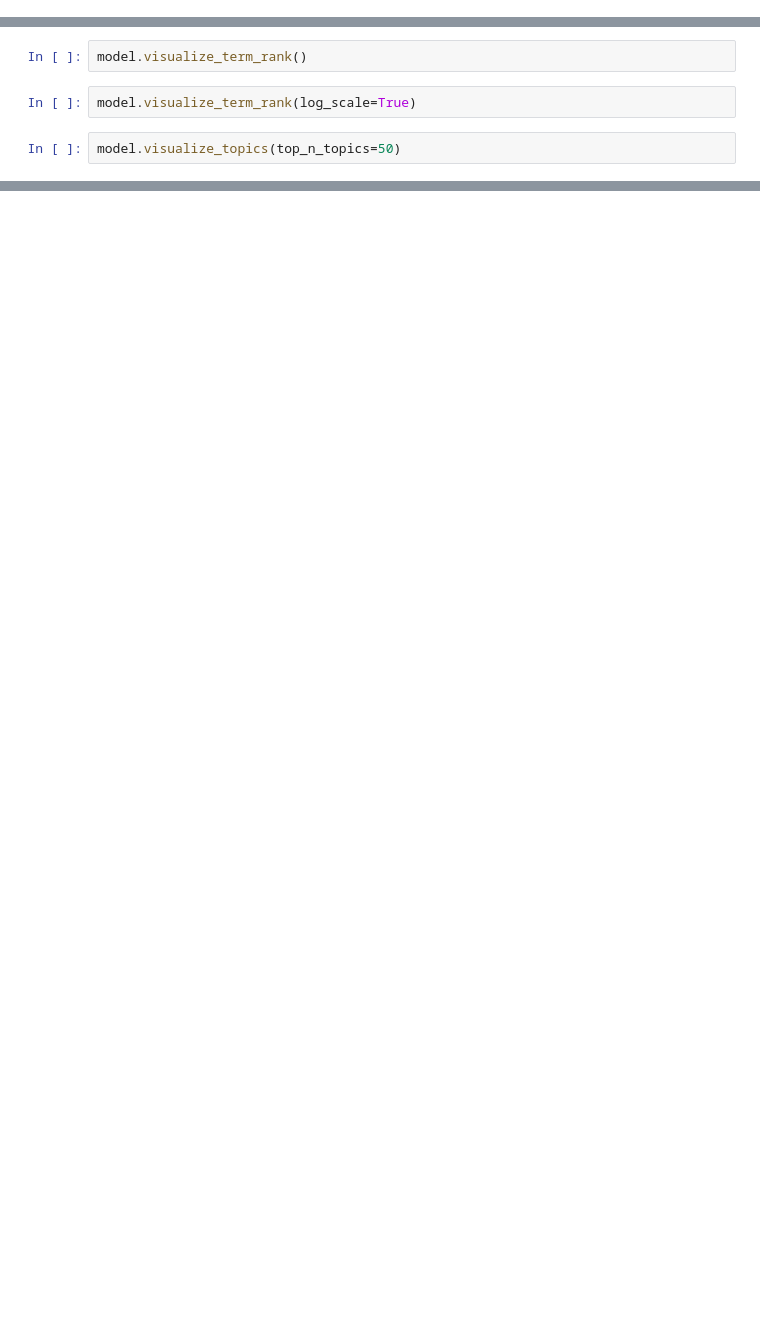
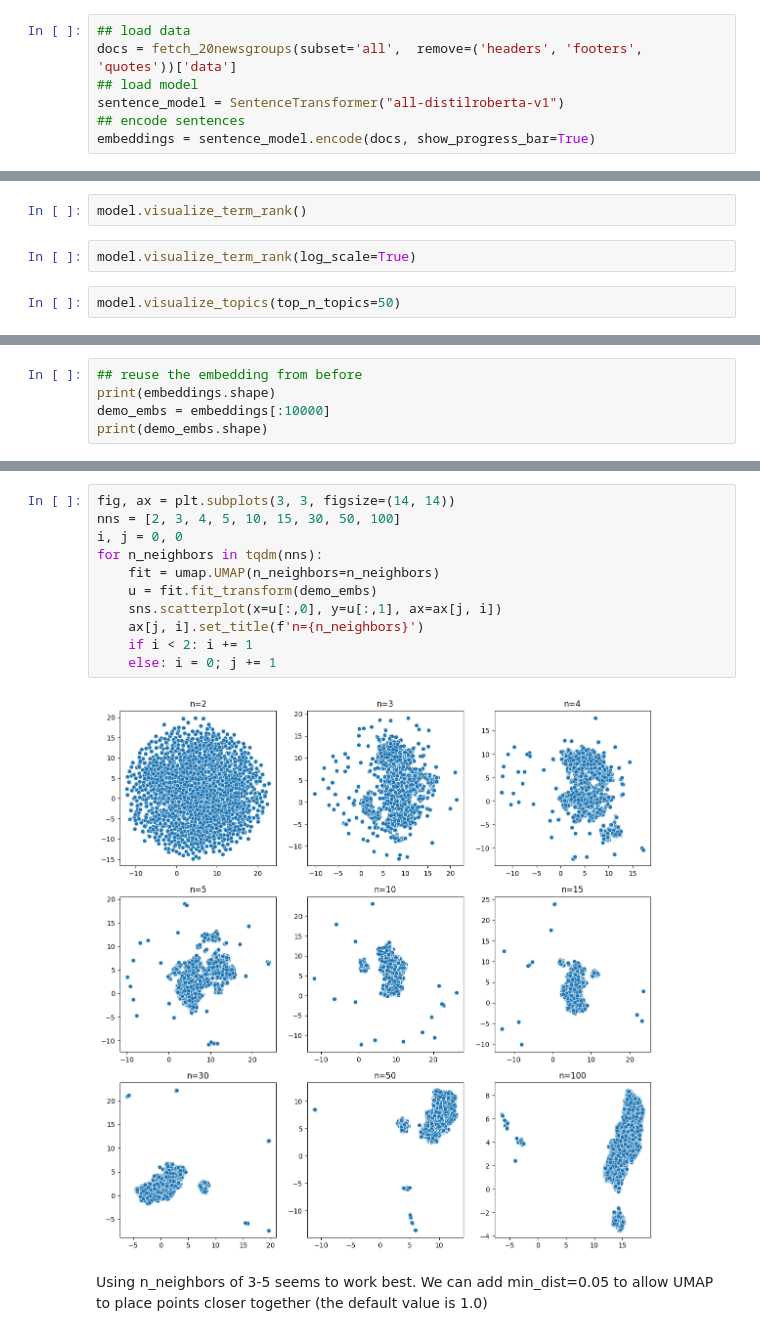
Before and after one commit to johnsonice/HuggingFace_Demos, a Jupyter notebook: examples/sentence_bert_applications/topic_model/notebook/basic_topic_model.ipynb, the cells around one changed output, grey strips where cells are left out. Cells and saved outputs as stored; diff of their text form; blank space fills up the shorter version.

```diff
--- a/examples/sentence_bert_applications/topic_model/notebook/basic_topic_model.ipynb
+++ b/examples/sentence_bert_applications/topic_model/notebook/basic_topic_model.ipynb
@@ -71,0 +22,7 @@ model.visualize_barchart(top_n_topics=10, height=700)
+# %%
+## load data
+docs = fetch_20newsgroups(subset='all',  remove=('headers', 'footers', 'quotes'))['data']
+## load model
+sentence_model = SentenceTransformer("all-distilroberta-v1")
+## encode sentences
+embeddings = sentence_model.encode(docs, show_progress_bar=True)
@@ -140,0 +304,5 @@ coherence
+# %%
+## reuse the embedding from before
+print(embeddings.shape)
+demo_embs = embeddings[:10000]
+print(demo_embs.shape)
@@ -140,0 +317,15 @@ coherence
+# %%
+fig, ax = plt.subplots(3, 3, figsize=(14, 14))
+nns = [2, 3, 4, 5, 10, 15, 30, 50, 100]
+i, j = 0, 0
+for n_neighbors in tqdm(nns):
+    fit = umap.UMAP(n_neighbors=n_neighbors)
+    u = fit.fit_transform(demo_embs)
+    sns.scatterplot(x=u[:,0], y=u[:,1], ax=ax[j, i])
+    ax[j, i].set_title(f'n={n_neighbors}')
+    if i < 2: i += 1
+    else: i = 0; j += 1
+# %% [output]
+[figure, added]
+# %% [markdown]
+Using n_neighbors of 3-5 seems to work best. We can add min_dist=0.05 to allow UMAP to place points closer together (the default value is 1.0)
```
Also changed, not shown: parts of 58 cells of this notebook, 1 other file.
